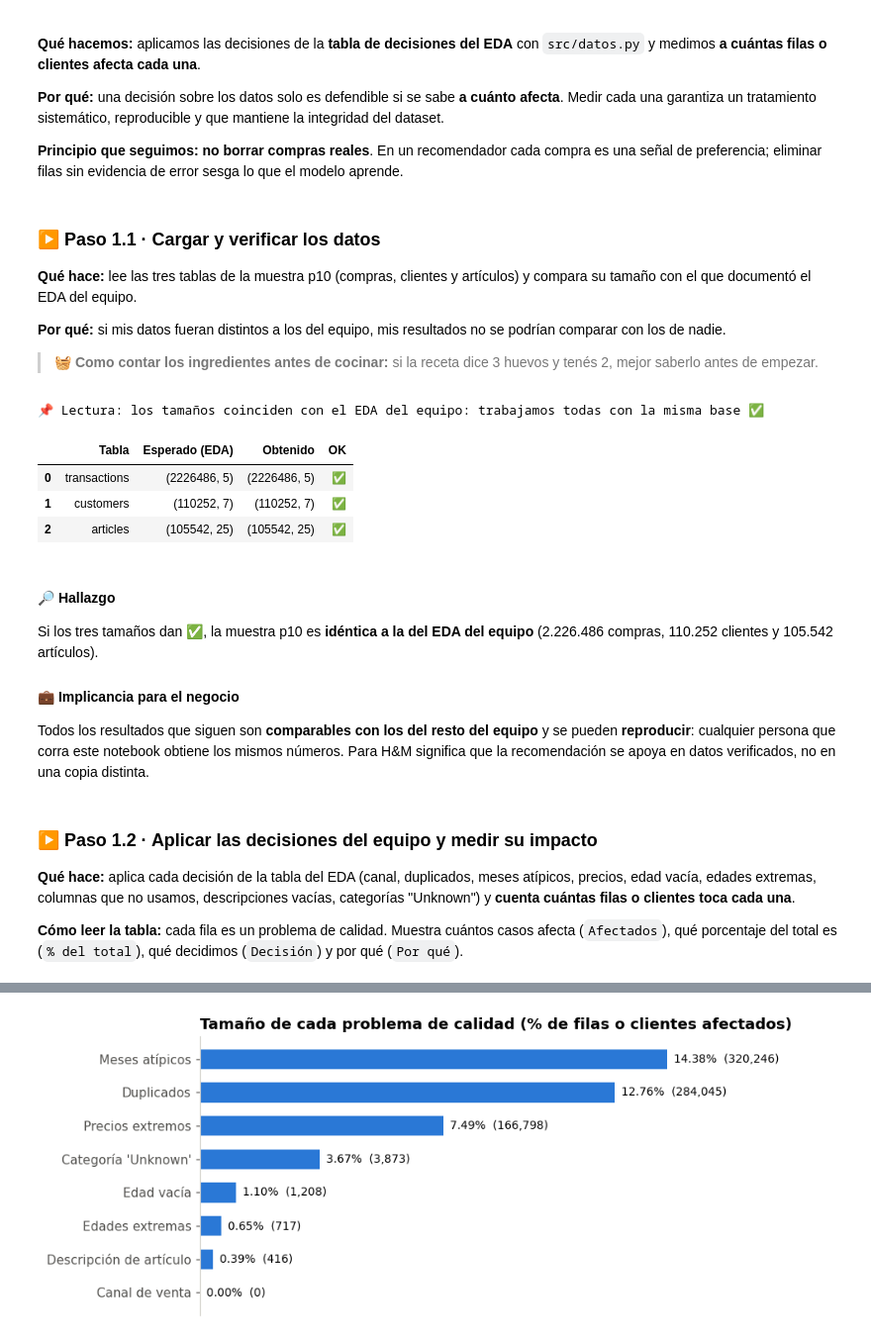
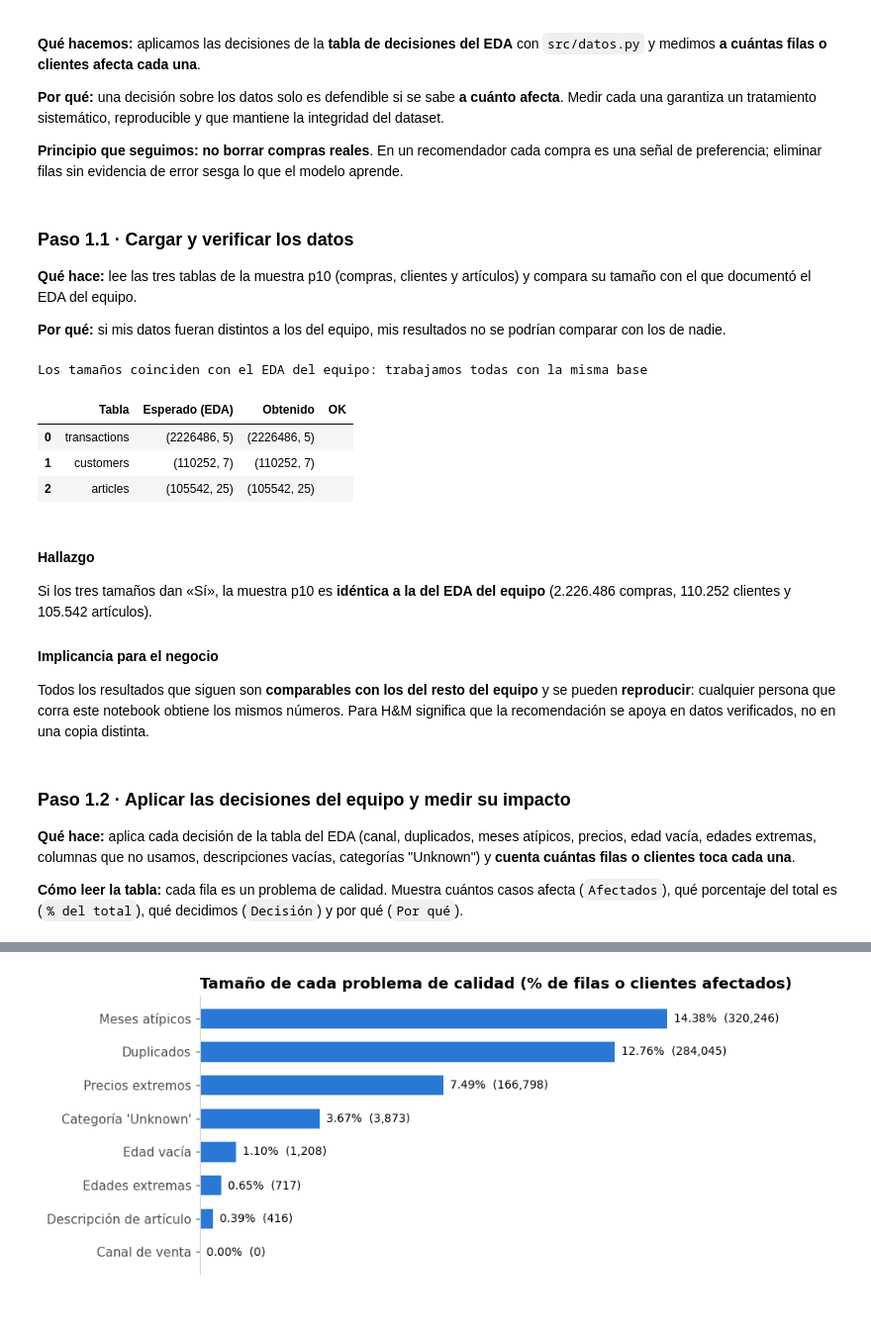
Before and after one commit to henrydatasciencegrupo/Outfit_Analytics_DataScience_Proyecto_Final, a Jupyter notebook: notebooks/04_pipeline_modelos.ipynb, the cells around one changed output, grey strips where cells are left out. Shown at 99% size. Saved outputs shown, nothing was run; the diff lists cells and outputs as text; code cells hidden in the pictures; blank space fills up the shorter version.

```diff
--- a/notebooks/04_pipeline_modelos.ipynb
+++ b/notebooks/04_pipeline_modelos.ipynb
@@ -110,33 +108,31 @@ print("📌 Lectura: herramientas y scripts cargados ✅. Datos desde:", BASE)
 
 **Principio que seguimos:** **no borrar compras reales**. En un recomendador cada compra es una señal de preferencia; eliminar filas sin evidencia de error sesga lo que el modelo aprende.
 # %% [markdown]
-### ▶️ Paso 1.1 · Cargar y verificar los datos
+### Paso 1.1 · Cargar y verificar los datos
 **Qué hace:** lee las tres tablas de la muestra p10 (compras, clientes y artículos) y compara su tamaño con el que documentó el EDA del equipo.
 
 **Por qué:** si mis datos fueran distintos a los del equipo, mis resultados no se podrían comparar con los de nadie.
-
-> 🧺 **Como contar los ingredientes antes de cocinar:** si la receta dice 3 huevos y tenés 2, mejor saberlo antes de empezar.
 # %%
 trans, cust, art = cargar(BASE)
 chequeo = verificar(trans, cust, art)
-todo_ok = (chequeo["OK"] == "✅").all()
-print("📌 Lectura:", "los tamaños coinciden con el EDA del equipo: trabajamos todas con la misma base ✅" if todo_ok
-      else "⚠️ los tamaños NO coinciden con el EDA: revisar que BASE apunte a la carpeta p10")
+todo_ok = (chequeo["OK"] == "Sí").all()
+print("", "los tamaños coinciden con el EDA del equipo: trabajamos todas con la misma base" if todo_ok
+      else "los tamaños NO coinciden con el EDA: revisar que BASE apunte a la carpeta p10")
 chequeo
 # %% [output]
-📌 Lectura: los tamaños coinciden con el EDA del equipo: trabajamos todas con la misma base ✅
+Los tamaños coinciden con el EDA del equipo: trabajamos todas con la misma base
 |  | Tabla | Esperado (EDA) | Obtenido | OK |
-| 0 | transactions | (2226486, 5) | (2226486, 5) | ✅ |
-| 1 | customers | (110252, 7) | (110252, 7) | ✅ |
-| 2 | articles | (105542, 25) | (105542, 25) | ✅ |
+| 0 | transactions | (2226486, 5) | (2226486, 5) |  |
+| 1 | customers | (110252, 7) | (110252, 7) |  |
+| 2 | articles | (105542, 25) | (105542, 25) |  |
 # %% [markdown]
-#### 🔎 Hallazgo
-Si los tres tamaños dan ✅, la muestra p10 es **idéntica a la del EDA del equipo** (2.226.486 compras, 110.252 clientes y 105.542 artículos).
+#### Hallazgo
+Si los tres tamaños dan «Sí», la muestra p10 es **idéntica a la del EDA del equipo** (2.226.486 compras, 110.252 clientes y 105.542 artículos).
 
-#### 💼 Implicancia para el negocio
+#### Implicancia para el negocio
 Todos los resultados que siguen son **comparables con los del resto del equipo** y se pueden **reproducir**: cualquier persona que corra este notebook obtiene los mismos números. Para H&M significa que la recomendación se apoya en datos verificados, no en una copia distinta.
 # %% [markdown]
-### ▶️ Paso 1.2 · Aplicar las decisiones del equipo y medir su impacto
+### Paso 1.2 · Aplicar las decisiones del equipo y medir su impacto
 **Qué hace:** aplica cada decisión de la tabla del EDA (canal, duplicados, meses atípicos, precios, edad vacía, edades extremas, columnas que no usamos, descripciones vacías, categorías "Unknown") y **cuenta cuántas filas o clientes toca cada una**.
 
 **Cómo leer la tabla:** cada fila es un problema de calidad. Muestra cuántos casos afecta (`Afectados`), qué porcentaje del total es (`% del total`), qué decidimos (`Decisión`) y por qué (`Por qué`).
```
Also changed, not shown: parts of 92 cells of this notebook, 25 other files.
